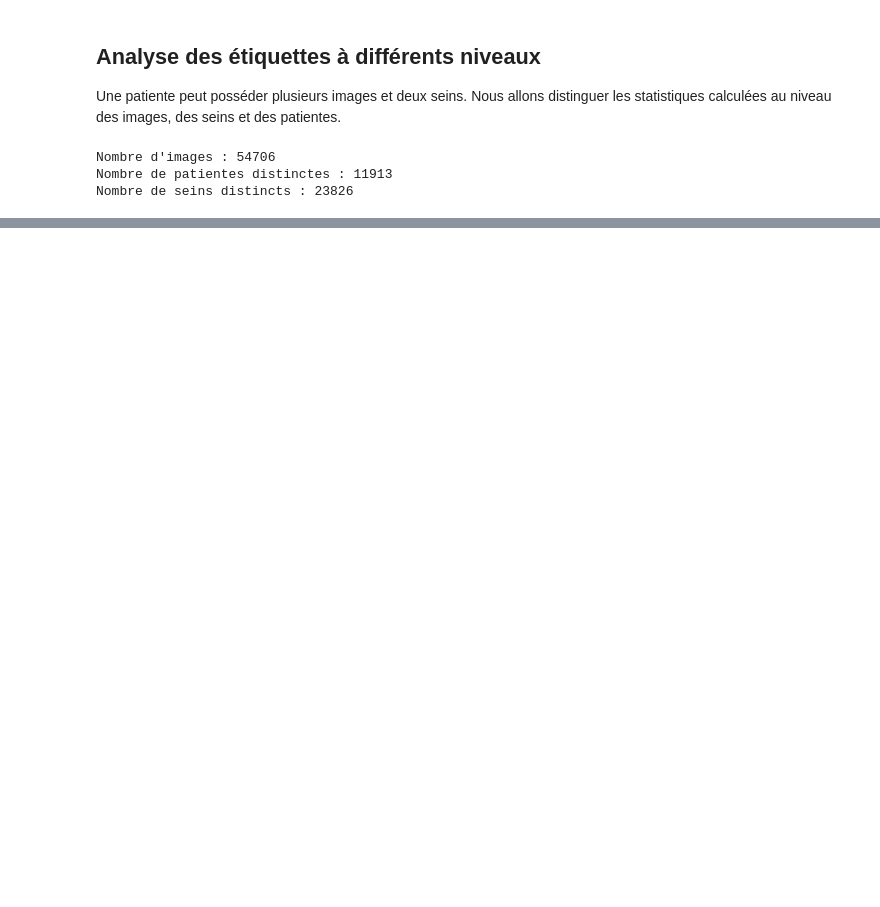
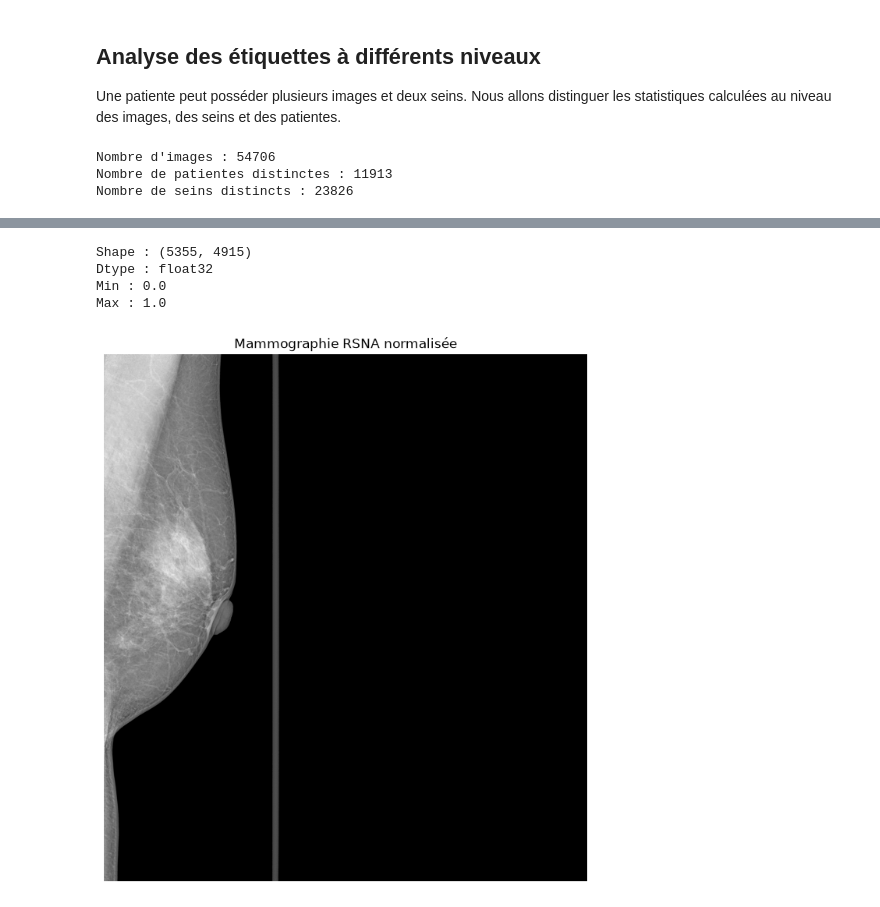
Before and after one commit to Louis-Etienne/gif-7005_apprentissage_automatique, a Jupyter notebook: notebooks/01_exploration_rsna.ipynb, the cells around one changed output, grey strips where cells are left out. Saved outputs shown, nothing was run; the diff lists cells and outputs as text; code cells hidden in the pictures; blank space fills up the shorter version.

```diff
--- a/notebooks/01_exploration_rsna.ipynb
+++ b/notebooks/01_exploration_rsna.ipynb
@@ -120,0 +352,40 @@ Name: proportion, dtype: float64
+# %%
+import numpy as np
+import matplotlib.pyplot as plt
+
+# 1. Convertir en float32
+image_float = image.astype(np.float32)
+
+# 2. Inverser les niveaux de gris si nécessaire
+if dicom.PhotometricInterpretation == "MONOCHROME1":
+    image_float = image_float.max() - image_float
+
+# 3. Normalisation min-max
+min_val = image_float.min()
+max_val = image_float.max()
+
+if max_val > min_val:
+    image_normalized = (
+        (image_float - min_val) / (max_val - min_val)
+    )
+else:
+    image_normalized = np.zeros_like(image_float)
+
+# 4. Vérifier les résultats
+print("Shape :", image_normalized.shape)
+print("Dtype :", image_normalized.dtype)
+print("Min :", image_normalized.min())
+print("Max :", image_normalized.max())
+
+# 5. Afficher l'image normalisée
+plt.figure(figsize=(8, 10))
+plt.imshow(image_normalized, cmap="gray", vmin=0, vmax=1)
+plt.title("Mammographie RSNA normalisée")
+plt.axis("off")
+plt.show()
+# %% [output]
+Shape : (5355, 4915)
+Dtype : float32
+Min : 0.0
+Max : 1.0
+[figure, added]
```
Also changed, not shown: parts of 32 cells of this notebook, 2 other files.
